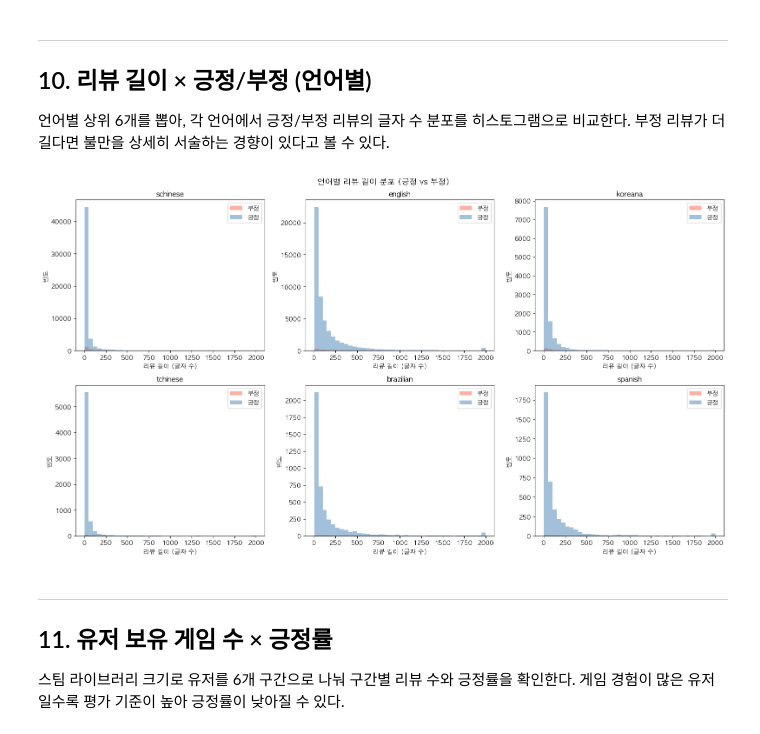
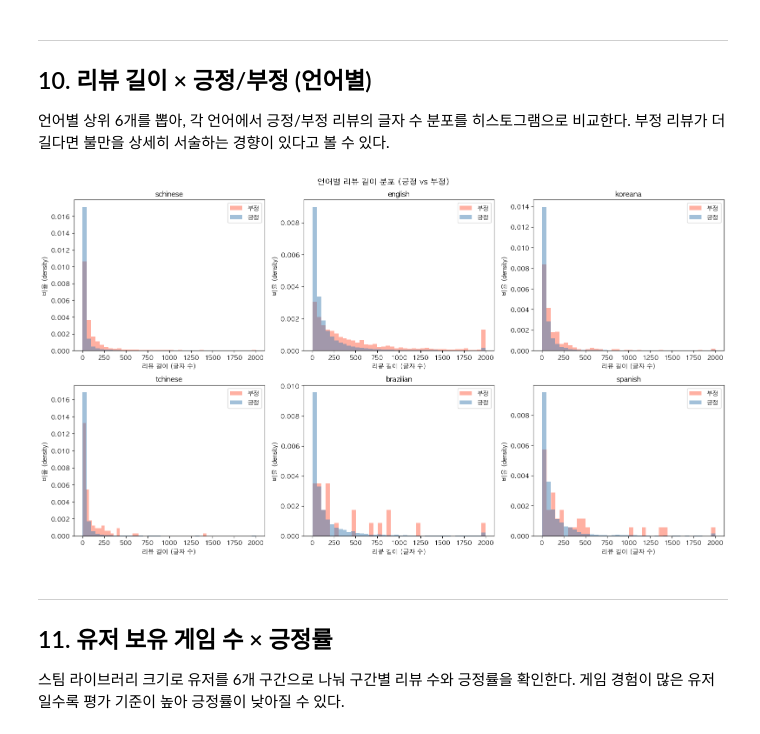
Before and after one commit to sjlee42/dave-diver-review-analysis, a Jupyter notebook: notebooks/02_eda.ipynb, the cells around one changed output. Saved outputs shown, nothing was run; the diff lists cells and outputs as text; code cells hidden in the pictures.

```diff
--- a/notebooks/02_eda.ipynb
+++ b/notebooks/02_eda.ipynb
@@ -183,8 +183,9 @@ playtime = pd.read_sql("""
         CASE
             WHEN playtime_at_review < 120  THEN '1_casual (<2h)'
             WHEN playtime_at_review < 600  THEN '2_regular (2-10h)'
-            WHEN playtime_at_review < 3000 THEN '3_engaged (10-50h)'
-            ELSE '4_hardcore (50h+)'
+            WHEN playtime_at_review < 1800 THEN '3_engaged (10-30h)'
+            WHEN playtime_at_review < 3000 THEN '4_engaged (30-50h)'
+            ELSE '5_hardcore (50h+)'
         END as segment,
         COUNT(*) as count,
         ROUND(AVG(voted_up) * 100, 1) as positive_rate
@@ -203,5 +205,5 @@ playtime
 # %%
-fig, (ax1, ax2) = plt.subplots(1, 2, figsize=(12, 4))
+fig, (ax1, ax2) = plt.subplots(1, 2, figsize=(16, 5))
 
 labels = [s.split('_', 1)[1] for s in playtime['segment']]
 
@@ -209,11 +211,13 @@ ax1.bar(labels, playtime['count'], color='steelblue', alpha=0.7)
 ax1.set_title('구간별 리뷰 수')
 ax1.set_ylabel('리뷰 수')
 ax1.yaxis.set_major_formatter(mticker.FuncFormatter(lambda v, _: f'{int(v):,}'))
+ax1.set_xticklabels(labels, rotation=20, ha='right')
 
 bars = ax2.bar(labels, playtime['positive_rate'], color='tomato', alpha=0.7)
 ax2.set_title('구간별 긍정률 (%)')
 ax2.set_ylabel('긍정률 (%)')
 ax2.set_ylim(80, 100)
+ax2.set_xticklabels(labels, rotation=20, ha='right')
 for bar, val in zip(bars, playtime['positive_rate']):
     ax2.text(bar.get_x() + bar.get_width() / 2, bar.get_height() + 0.2,
              f'{val}%', ha='center', va='bottom', fontsize=10)
@@ -413,22 +417,22 @@ plt.show()
 # %%
 top_langs = df['language'].value_counts().head(6).index
 fig, axes = plt.subplots(2, 3, figsize=(16, 9))
 
 for ax, lang in zip(axes.flatten(), top_langs):
     sub = df[df['language'] == lang]
     for label, color, val in [('부정', 'tomato', 0), ('긍정', 'steelblue', 1)]:
         data = sub[sub['voted_up'] == val]['review_length'].clip(upper=2000)
-        ax.hist(data, bins=40, alpha=0.5, color=color, label=label)
+        ax.hist(data, bins=40, alpha=0.5, color=color, label=label, density=True)
     ax.set_title(lang)
     ax.set_xlabel('리뷰 길이 (글자 수)')
-    ax.set_ylabel('빈도')
+    ax.set_ylabel('비율 (density)')
     ax.legend()
 
 fig.suptitle('언어별 리뷰 길이 분포 (긍정 vs 부정)', fontsize=13)
 fig.tight_layout()
 plt.show()
 # %% [output]
-[figure, old version]
+[figure, new version]
 # %% [markdown]
 ---
 ## 11. 유저 보유 게임 수 × 긍정률
```
Also changed, not shown: parts of 5 cells of this notebook, 1 other file.
